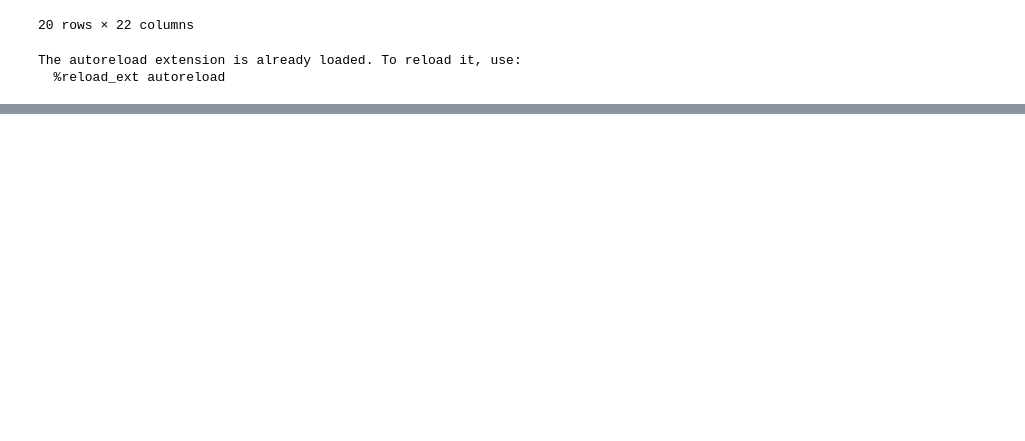
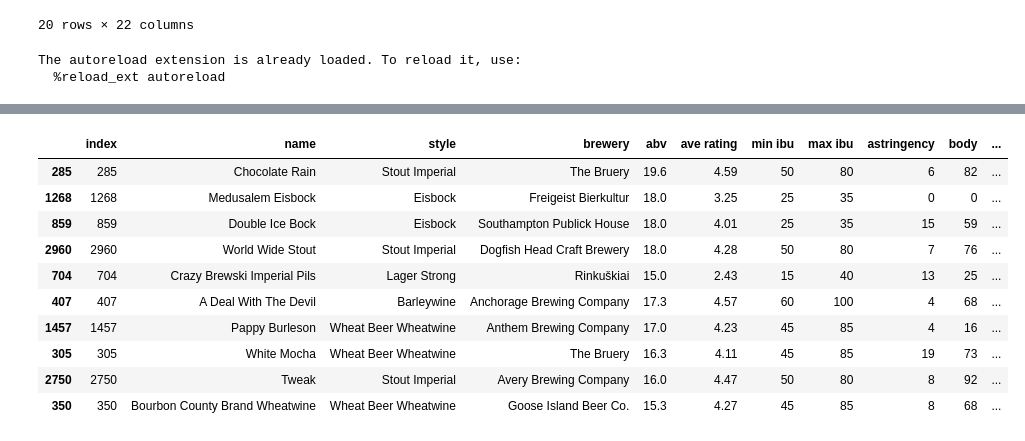
Before and after one commit to ltexp1998/zytholic_project, a Jupyter notebook: notebooks/atc_KMeans_base.ipynb, the cells around one changed output, grey strips where cells are left out. Drawn from its saved outputs; the diff is of its cells as text; code cells hidden in the pictures; blank space fills up the shorter version.

```diff
--- a/notebooks/atc_KMeans_base.ipynb
+++ b/notebooks/atc_KMeans_base.ipynb
@@ -226,0 +222,14 @@ content('Delirium Argentum')
+# %%
+content('X-Beer 33')
+# %% [output]
+|  | index | name | style | brewery | abv | ave rating | min ibu | max ibu | astringency | body | ... |
+| 285 | 285 | Chocolate Rain | Stout Imperial | The Bruery | 19.6 | 4.59 | 50 | 80 | 6 | 82 | ... |
+| 1268 | 1268 | Medusalem Eisbock | Eisbock | Freigeist Bierkultur | 18.0 | 3.25 | 25 | 35 | 0 | 0 | ... |
+| 859 | 859 | Double Ice Bock | Eisbock | Southampton Publick House | 18.0 | 4.01 | 25 | 35 | 15 | 59 | ... |
+| 2960 | 2960 | World Wide Stout | Stout Imperial | Dogfish Head Craft Brewery | 18.0 | 4.28 | 50 | 80 | 7 | 76 | ... |
+| 704 | 704 | Crazy Brewski Imperial Pils | Lager Strong | Rinkuškiai | 15.0 | 2.43 | 15 | 40 | 13 | 25 | ... |
+| 407 | 407 | A Deal With The Devil | Barleywine | Anchorage Brewing Company | 17.3 | 4.57 | 60 | 100 | 4 | 68 | ... |
+| 1457 | 1457 | Pappy Burleson | Wheat Beer Wheatwine | Anthem Brewing Company | 17.0 | 4.23 | 45 | 85 | 4 | 16 | ... |
+| 305 | 305 | White Mocha | Wheat Beer Wheatwine | The Bruery | 16.3 | 4.11 | 45 | 85 | 19 | 73 | ... |
+| 2750 | 2750 | Tweak | Stout Imperial | Avery Brewing Company | 16.0 | 4.47 | 50 | 80 | 8 | 92 | ... |
+| 350 | 350 | Bourbon County Brand Wheatwine | Wheat Beer Wheatwine | Goose Island Beer Co. | 15.3 | 4.27 | 45 | 85 | 8 | 68 | ... |
```
Also changed, not shown: parts of 13 cells of this notebook.
